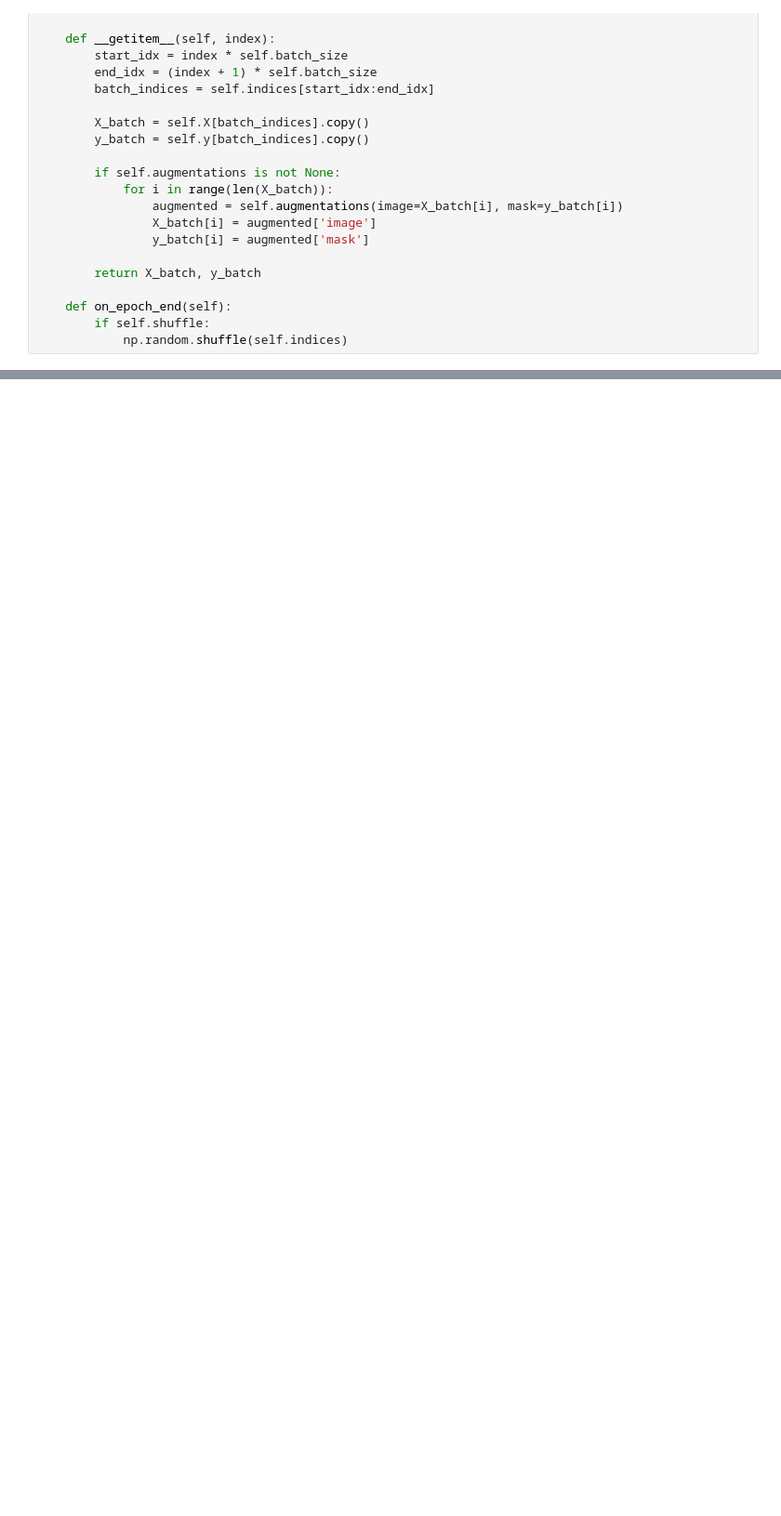
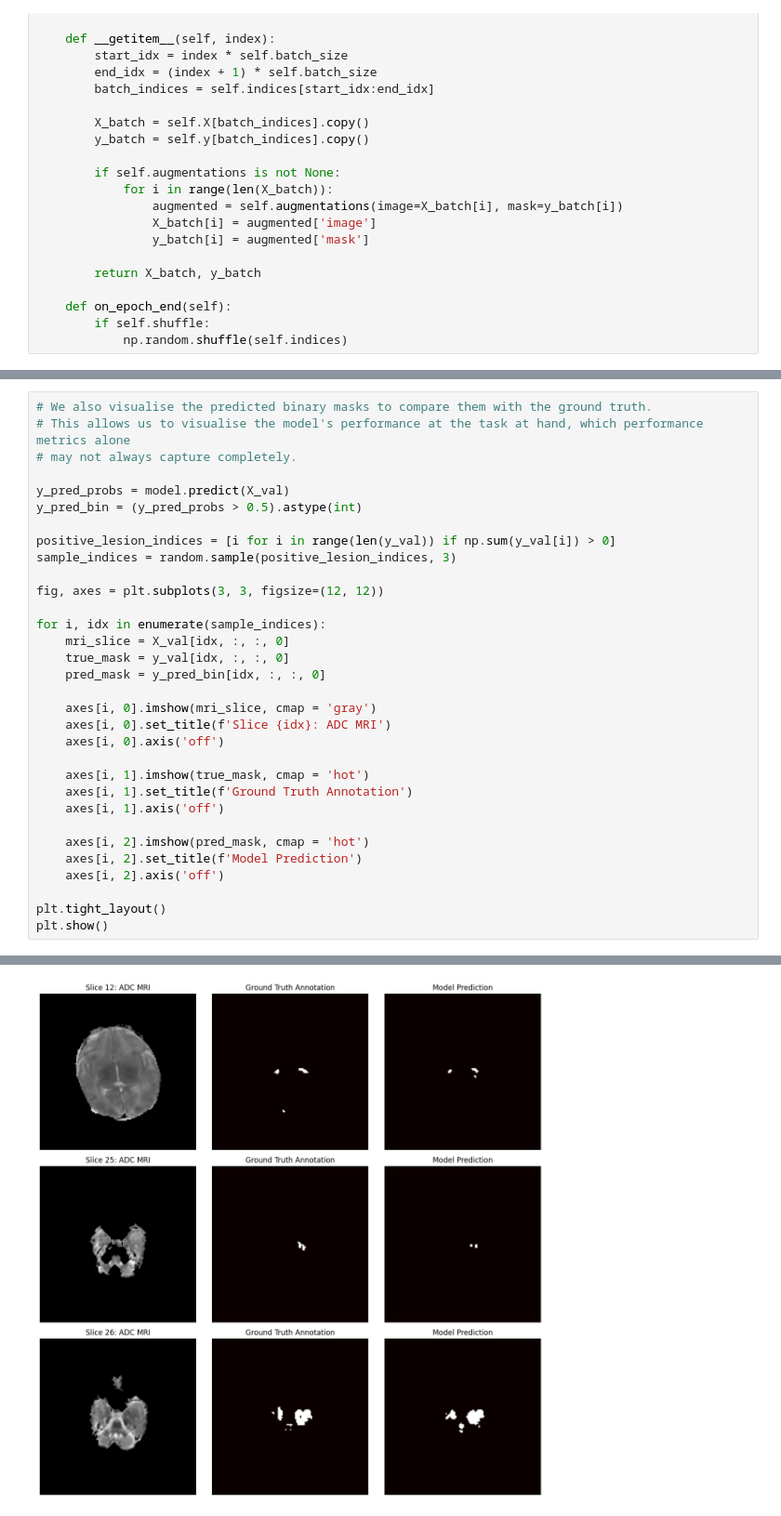
Before and after one commit to NikitaArya17/deep-learning-course-project, a Jupyter notebook: code/CSE602_Final_Project.ipynb, the cells around one changed output, grey strips where cells are left out. Shown at 93% size. Drawn from its saved outputs; the diff is of its cells as text; blank space fills up the shorter version.

```diff
--- a/code/CSE602_Final_Project.ipynb
+++ b/code/CSE602_Final_Project.ipynb
@@ -594,0 +634,33 @@ Average HD95: 7.29 mm
+# %%
+# We also visualise the predicted binary masks to compare them with the ground truth.
+# This allows us to visualise the model's performance at the task at hand, which performance metrics alone
+# may not always capture completely.
+
+y_pred_probs = model.predict(X_val)
+y_pred_bin = (y_pred_probs > 0.5).astype(int)
+
+positive_lesion_indices = [i for i in range(len(y_val)) if np.sum(y_val[i]) > 0]
+sample_indices = random.sample(positive_lesion_indices, 3)
+
+fig, axes = plt.subplots(3, 3, figsize=(12, 12))
+
+for i, idx in enumerate(sample_indices):
+    mri_slice = X_val[idx, :, :, 0]
+    true_mask = y_val[idx, :, :, 0]
+    pred_mask = y_pred_bin[idx, :, :, 0]
+
+    axes[i, 0].imshow(mri_slice, cmap = 'gray')
+    axes[i, 0].set_title(f'Slice {idx}: ADC MRI')
+    axes[i, 0].axis('off')
+
+    axes[i, 1].imshow(true_mask, cmap = 'hot')
+    axes[i, 1].set_title(f'Ground Truth Annotation')
+    axes[i, 1].axis('off')
+
+    axes[i, 2].imshow(pred_mask, cmap = 'hot')
+    axes[i, 2].set_title(f'Model Prediction')
+    axes[i, 2].axis('off')
+
+plt.tight_layout()
+plt.show()
+# %% [output]
@@ -594,0 +668 @@ Average HD95: 7.29 mm
+[figure, added]
```
Also changed, not shown: parts of 20 cells of this notebook, 1 other file.
